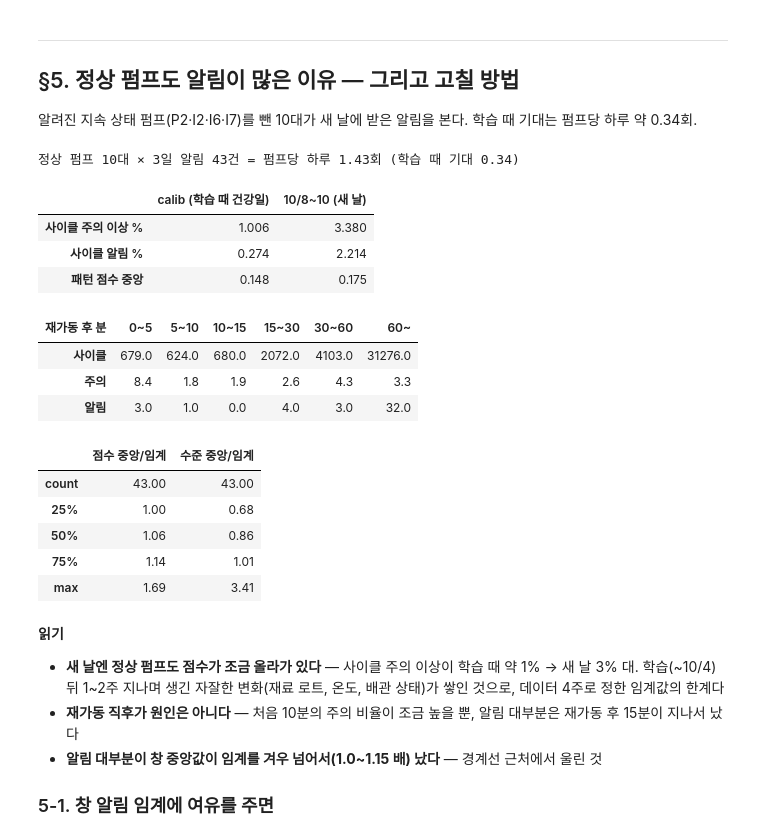
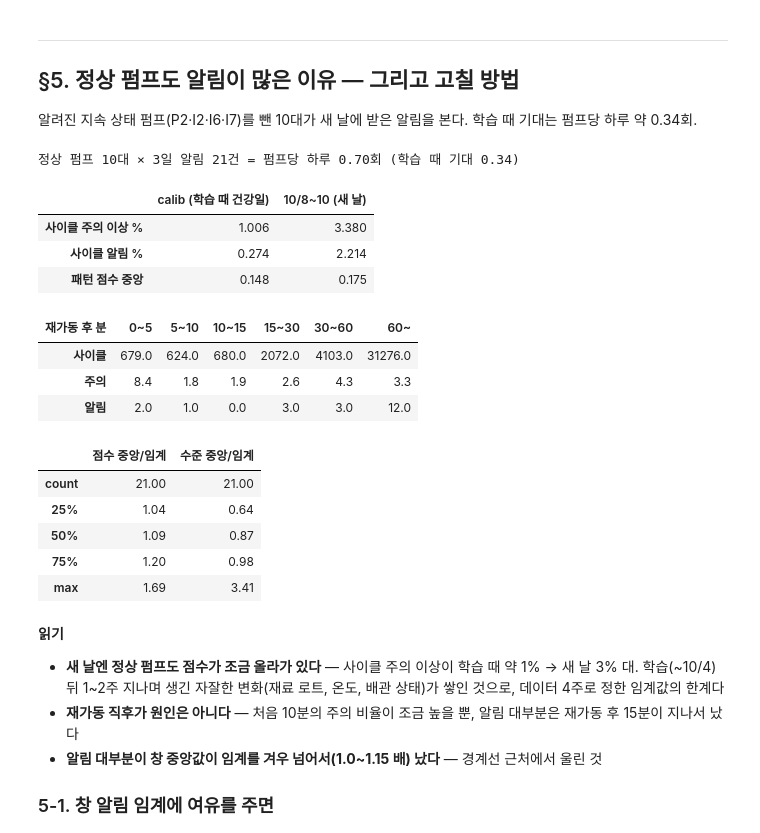
Before and after one commit to JeonJae02/KTA_Train, a Jupyter notebook: cycle_ae_test_1009_1011.ipynb, the cells around one changed output. Saved outputs shown, nothing was run; the diff lists cells and outputs as text; code cells hidden in the pictures.

```diff
--- a/cycle_ae_test_1009_1011.ipynb
+++ b/cycle_ae_test_1009_1011.ipynb
@@ -63,7 +67,9 @@ def style_ax(ax, grid="y"):
 S = load_settings()
 ART = os.path.join(ROOT_DIR, "HDI_MODEL", "cycle_ae", "artifacts")
 sc = cae.CycleScorer.load(ART)
-meta = sc.meta
+NEWMETA = sc.meta                                                         # 지금 임계값 (날짜 단위, calibrate.py)
+meta = {**NEWMETA, "thresholds": NEWMETA.get("thresholds_prev", NEWMETA["thresholds"])}   # §2~§5 는 예전 임계값
+sc_old = cae.CycleScorer(sc.model, meta)
 DAYS = ("2026-10-08", "2026-10-11")
 NEW = pd.Timestamp("2026-10-09")
 print("모델 학습:", meta["created"], "| 데이터셋 test_start:", meta["dataset"]["test_start"])
@@ -168,7 +174,7 @@ for p in ORDER:
     if cy.empty:
         continue
     cy = add_baseline_features(cy[cy.FT > 0], bs)
-    parts.append(sc.score(cy.assign(pump=p, material=bs.material)))
+    parts.append(sc_old.score(cy.assign(pump=p, material=bs.material)))
 ALL = pd.concat(parts, ignore_index=True)
 ALL["day"] = ALL.t_start.dt.strftime("%m-%d")
 ALL["manual"] = ALL.flag_stopped & ~ALL.flag_alarm
@@ -378,41 +387,42 @@ print(f"정상 펌프 10대 × 3일 알림 {int(nd.notify.sum())}건 = 펌프당
 
 # ① 점수 분포가 학습 때보다 올라갔나
 SC = pd.read_pickle(os.path.join(ROOT_DIR, "cache", "pump_dataset", "scores.pkl.xz"), compression="xz")
+SC = cae.add_levels(SC.drop(columns=["alarm_ae", "alarm_z", "alarm", "alert", "level"]), meta["thresholds"])   # 예전 임계값으로
 cal = SC[(SC.role == "calib") & SC.in_scope & ~SC.pump.isin(KNOWN)]
 cmp = pd.DataFrame({"calib (학습 때 건강일)": [(cal.level != "정상").mean() * 100, (cal.level == "알림").mean() * 100, cal.score.median()],
                     "10/8~10 (새 날)": [(nd.level != "정상").mean() * 100, (nd.level == "알림").mean() * 100, nd.score.median()]},
                    index=["사이클 주의 이상 %", "사이클 알림 %", "패턴 점수 중앙"]).round(3)
 display(cmp)
 
 # ② 재가동 직후 때문인가 — 직전 사이클과 30분 넘게 떨어지면 재가동
 norm = norm.sort_values(["pump", "t_start"])
 gap = norm.groupby("pump").t_start.diff().dt.total_seconds() / 60
 seg = (gap.isna() | (gap > 30)).groupby(norm.pump).cumsum()
 norm["재가동 후 분"] = (norm.t_start - norm.groupby([norm.pump, seg]).t_start.transform("min")).dt.total_seconds() / 60
 b = pd.cut(norm["재가동 후 분"], [0, 5, 10, 15, 30, 60, 1e4], include_lowest=True, labels=["0~5", "5~10", "10~15", "15~30", "30~60", "60~"])
 display(norm.groupby(b).agg(사이클=("level", "size"), 주의=("level", lambda s: round((s != "정상").mean() * 100, 1)),
                             알림=("notify", "sum")).T)
 
 # ③ 알림은 창 중앙값이 임계를 얼마나 넘어서 났나
 nt = norm[norm.notify].copy()
 nt["점수 중앙/임계"] = nt.score_med / nt.group.map({k: v["alert"]["roll"] for k, v in meta["thresholds"].items()})
 nt["수준 중앙/임계"] = nt.zmax_med / nt.group.map({k: v["alert"]["zmax_roll"] for k, v in meta["thresholds"].items()})
 nt[["점수 중앙/임계", "수준 중앙/임계"]].describe().loc[["count", "25%", "50%", "75%", "max"]].round(2)
 # %% [output]
-정상 펌프 10대 × 3일 알림 43건 = 펌프당 하루 1.43회 (학습 때 기대 0.34)
+정상 펌프 10대 × 3일 알림 21건 = 펌프당 하루 0.70회 (학습 때 기대 0.34)
 |  | calib (학습 때 건강일) | 10/8~10 (새 날) |
 | 사이클 주의 이상 % | 1.006 | 3.380 |
 | 사이클 알림 % | 0.274 | 2.214 |
 | 패턴 점수 중앙 | 0.148 | 0.175 |
 | 재가동 후 분 | 0~5 | 5~10 | 10~15 | 15~30 | 30~60 | 60~ |
 | 사이클 | 679.0 | 624.0 | 680.0 | 2072.0 | 4103.0 | 31276.0 |
 | 주의 | 8.4 | 1.8 | 1.9 | 2.6 | 4.3 | 3.3 |
-| 알림 | 3.0 | 1.0 | 0.0 | 4.0 | 3.0 | 32.0 |
+| 알림 | 2.0 | 1.0 | 0.0 | 3.0 | 3.0 | 12.0 |
 |  | 점수 중앙/임계 | 수준 중앙/임계 |
-| count | 43.00 | 43.00 |
-| 25% | 1.00 | 0.68 |
-| 50% | 1.06 | 0.86 |
-| 75% | 1.14 | 1.01 |
+| count | 21.00 | 21.00 |
+| 25% | 1.04 | 0.64 |
+| 50% | 1.09 | 0.87 |
+| 75% | 1.20 | 0.98 |
 | max | 1.69 | 3.41 |
 # %% [markdown]
 **읽기**
```
Also changed, not shown: parts of 16 cells of this notebook, 10 other files.
